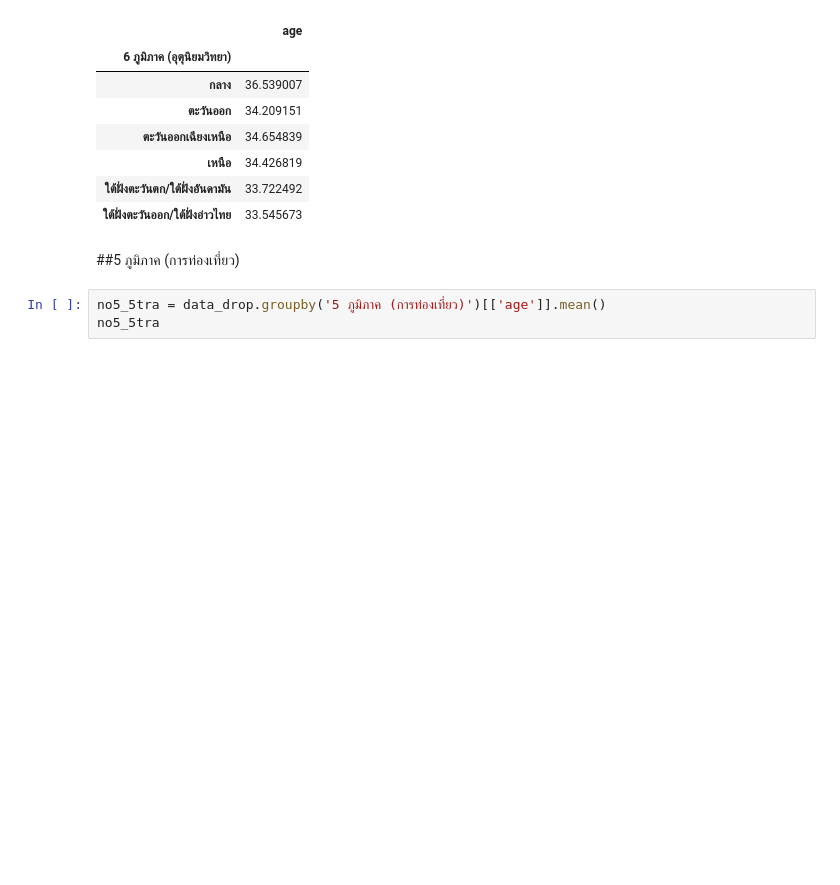
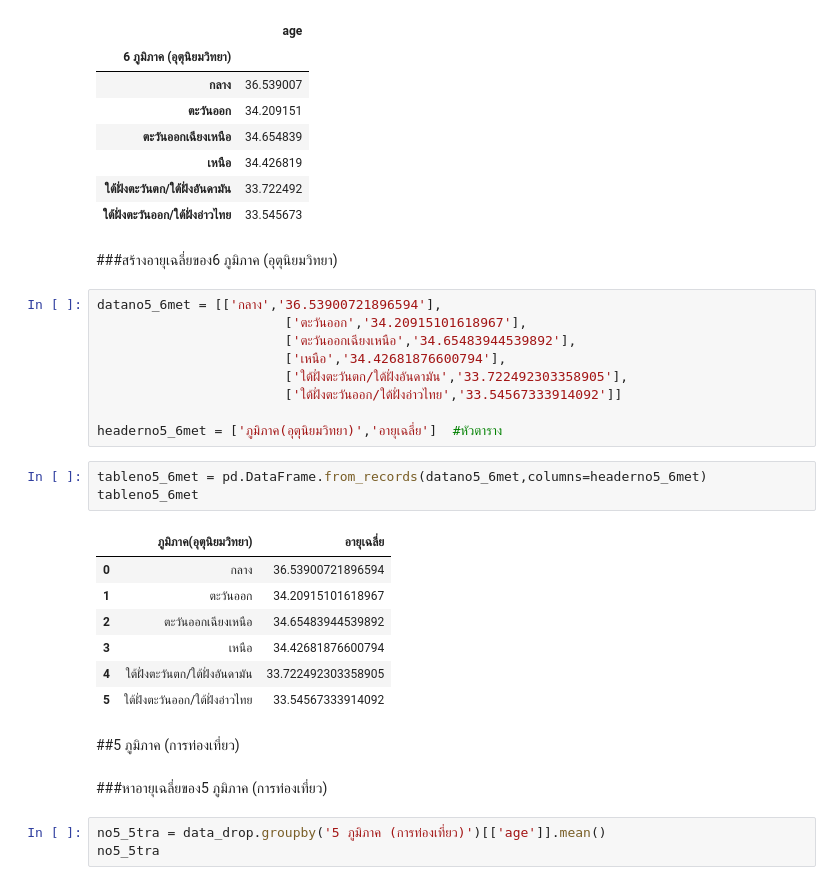
Before and after one commit to sskboonmee/data_viz_2022, a Jupyter notebook: BasicPython&DataViz_midterm2022.ipynb, the cells around one changed output. Drawn from its saved outputs; the diff is of its cells as text; blank space fills up the shorter version.

```diff
--- a/BasicPython&DataViz_midterm2022.ipynb
+++ b/BasicPython&DataViz_midterm2022.ipynb
@@ -1034,8 +1084,32 @@ no5_6met
 | เหนือ | 34.426819 |
 | ใต้ฝั่งตะวันตก/ใต้ฝั่งอันดามัน | 33.722492 |
 | ใต้ฝั่งตะวันออก/ใต้ฝั่งอ่าวไทย | 33.545673 |
+# %% [markdown]
+###สร้างอายุเฉลี่ยของ6 ภูมิภาค (อุตุนิยมวิทยา)
+# %%
+datano5_6met = [['กลาง','36.53900721896594'],
+                        ['ตะวันออก','34.20915101618967'],
+                        ['ตะวันออกเฉียงเหนือ','34.65483944539892'],
+                        ['เหนือ','34.42681876600794'],
+                        ['ใต้ฝั่งตะวันตก/ใต้ฝั่งอันดามัน','33.722492303358905'],
+                        ['ใต้ฝั่งตะวันออก/ใต้ฝั่งอ่าวไทย','33.54567333914092']]
+
+headerno5_6met = ['ภูมิภาค(อุตุนิยมวิทยา)','อายุเฉลี่ย']  #หัวตาราง
+# %%
+tableno5_6met = pd.DataFrame.from_records(datano5_6met,columns=headerno5_6met)
+tableno5_6met
+# %% [output]
+|  | ภูมิภาค(อุตุนิยมวิทยา) | อายุเฉลี่ย |
+| 0 | กลาง | 36.53900721896594 |
+| 1 | ตะวันออก | 34.20915101618967 |
+| 2 | ตะวันออกเฉียงเหนือ | 34.65483944539892 |
+| 3 | เหนือ | 34.42681876600794 |
+| 4 | ใต้ฝั่งตะวันตก/ใต้ฝั่งอันดามัน | 33.722492303358905 |
+| 5 | ใต้ฝั่งตะวันออก/ใต้ฝั่งอ่าวไทย | 33.54567333914092 |
 # %% [markdown]
 ##5 ภูมิภาค (การท่องเที่ยว)
+# %% [markdown]
+###หาอายุเฉลี่ยของ5 ภูมิภาค (การท่องเที่ยว)
 # %%
 no5_5tra = data_drop.groupby('5 ภูมิภาค (การท่องเที่ยว)')[['age']].mean()
 no5_5tra
```
Also changed, not shown: parts of 14 cells of this notebook.
